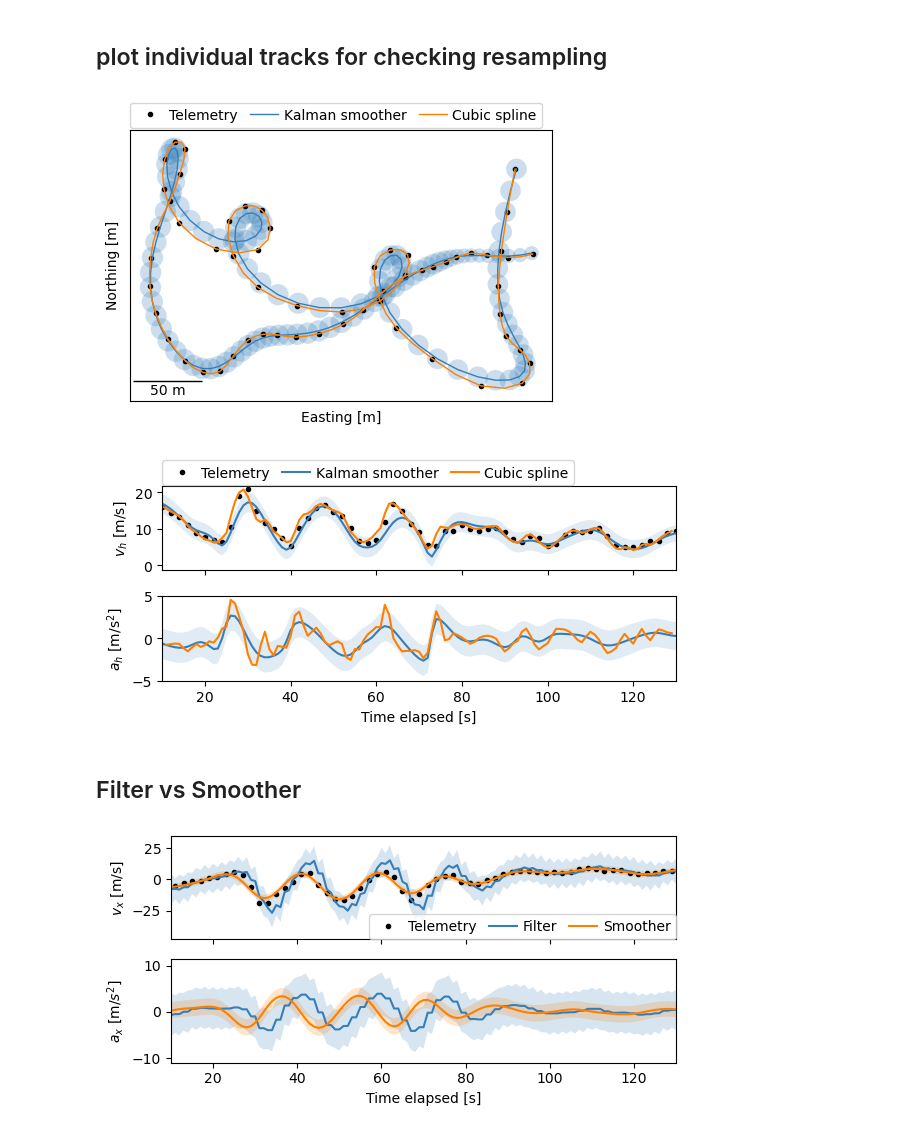
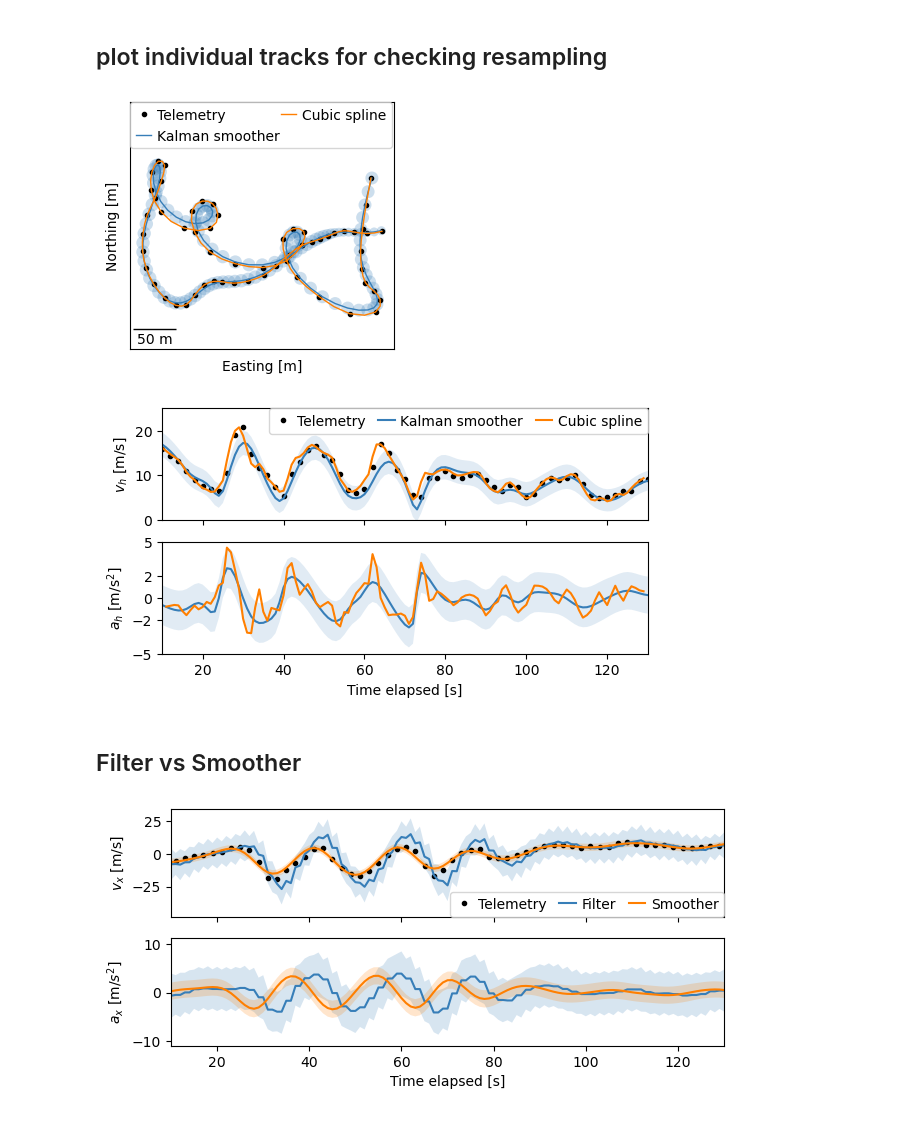
Before and after one commit to rimplesandhu/raptor-lookahead-movement-model, a Jupyter notebook: examples/csg/paper_resampling.ipynb, the cells around one changed output. Saved outputs shown, nothing was run; the diff lists cells and outputs as text; code cells hidden in the pictures.

```diff
--- a/examples/csg/paper_resampling.ipynb
+++ b/examples/csg/paper_resampling.ipynb
@@ -278,37 +452,44 @@ vtrackdf = vtrackdf[vtrackdf['TrackTimeElapsed'].between(tstart, tstart+tduratio
 
 ctrackdf = cdf[cdf['TrackID']==track_id]
 ctrackdf['TrackTimeElapsed'] -= ctrackdf['TrackTimeElapsed'].iloc[0]
 ctrackdf = ctrackdf[ctrackdf['TrackTimeElapsed'].between(tstart, tstart+tduration)]
 
 ax.plot(vtrackdf['PositionX'],vtrackdf['PositionY'], 'ok', markersize=3., label='Telemetry')
 ax.plot(ctrackdf['PositionX'],ctrackdf['PositionY'], '-r', color=clrs[0],linewidth=1., label='Kalman smoother')
 
 covs = [np.diag([ix,ix]) for ix in ctrackdf['PositionX_var'].values]
 for xloc, yloc, icov in zip(ctrackdf['PositionX'], ctrackdf['PositionY'], covs):
     width, height, angle = get_covariance_ellipse(icov, 3.)
     ellip = Ellipse(xy=[xloc, yloc], width=width, height=height, angle=angle, fc=clrs[0], alpha=0.25, ec=None)
     ax.add_artist(ellip)
 
 etime = vtrackdf['TrackTimeElapsed'].values
 fx = interpolate.interp1d(etime, vtrackdf['PositionX'].values, kind='cubic')
 fy = interpolate.interp1d(etime, vtrackdf['PositionY'].values, kind='cubic')
 itime = np.arange(vtrackdf['TrackTimeElapsed'].iloc[0],vtrackdf['TrackTimeElapsed'].iloc[-1]+1)
 xlocs = fx(itime)
 ylocs = fy(itime)
 ax.plot(xlocs, ylocs, '-r', color=clrs[1], linewidth=1., label='Cubic spline')
 #ax.axis('off')
 ax.set_yticks([])
 ax.set_xticks([])
 ax.set_ylabel('Northing [m]')
 ax.set_xlabel('Easting [m]')
 ax.set_aspect('equal')
+ylim = ax.get_ylim()
+ax.set_ylim([ylim[0]-30, ylim[1]+60])
 my_arrow = AnchoredSizeBar(ax.transData, 50., '50 m', 3, pad=0.1, size_vertical=0.1, frameon=False)
 ax.add_artist(my_arrow)
-ax.legend(borderaxespad=0., ncol=3, loc=2, columnspacing=0.9, handletextpad=0.4, bbox_to_anchor=(0.,1.1))
-fig.tight_layout()
-fig.savefig(os.path.join(FIG_DIR,f'fig_resampled_space_{track_id}.png'), dpi=200, bbox_inches='tight')
+ax.legend(borderaxespad=0., ncol=2, loc=2, columnspacing=0.1, handlelength=1.1,
+          handletextpad=0.4, fancybox=True,)
+fig.set_size_inches(3.2, 2.8)
+fig.subplots_adjust(left=0.01, bottom=0.1, right=0.999, top=0.98)
+fig.savefig(os.path.join(FIG_DIR, f'rs_path_{track_id}'), dpi=200)
+# save_paper_figure(fig, name=f'rs_path_{track_id}')
+# fig.tight_layout()
+# fig.savefig(os.path.join(FIG_DIR,f'fig_resampled_space_{track_id}.png'), dpi=200, bbox_inches='tight')
 # %% [output]
-[figure, old version]
+[figure, new version]
 # %%
 fig, ax = plt.subplots(2,1,figsize=(6,3), sharex=True)
 ax[0].plot(vtrackdf['TrackTimeElapsed'],vtrackdf['VelocityHor_TU'],'.k', label='Telemetry')
@@ -366,12 +547,19 @@ ax[1].plot(itime[1:-1], np.diff(hvel), '-r', color=clrs[1])
 ax[0].set_xlim([itime[0], itime[-1]])
 ax[1].set_xlim([itime[0], itime[-1]])
 ax[1].set_xlabel('Time elapsed [s]')
+ax[0].set_ylim([0,25])
 ax[1].set_ylim([-5,5])
-ax[0].legend(borderaxespad=0., ncol=3, loc=2, columnspacing=0.9, handletextpad=0.4, bbox_to_anchor=(0.,1.3))
-fig.tight_layout()
-fig.savefig(os.path.join(FIG_DIR,f'fig_timehistory_{track_id}.png'), dpi=200, bbox_inches='tight')
+ax[1].set_yticks([-5,-2,0,2,5])
+ax[0].legend(borderaxespad=0., ncol=3, loc=1, columnspacing=0.9, handlelength=1.2,
+          handletextpad=0.4)
+fig.set_size_inches(6/1.1, 3.25/1.1)
+fig.subplots_adjust(left=0.1, bottom=0.15, right=0.99, top=0.98)
+fig.savefig(os.path.join(FIG_DIR, f'rs_tseries_{track_id}'), dpi=200)
+#save_paper_figure(fig, name=f'rs_tseries_{track_id}', w=7)
+# fig.tight_layout()
+# fig.savefig(os.path.join(FIG_DIR,f'fig_timehistory_{track_id}.png'), dpi=200, bbox_inches='tight')
 # %% [output]
-[figure, old version]
+[figure, new version]
 # %% [markdown]
 ## Filter vs Smoother
 # %%
@@ -421,7 +609,8 @@ ax[1].set_xlabel('Time elapsed [s]')
 ax[0].set_ylabel(r'$v_x$ [m/s]')
 ax[1].set_ylabel(r'$a_x$ [m/$s^2$]')
 fig.tight_layout()
-ax[0].legend(borderaxespad=0., ncol=3, loc=4, columnspacing=0.9, handletextpad=0.4)
-fig.savefig(os.path.join(FIG_DIR,f'fig_fVSs_{track_id}.png'), dpi=200, bbox_inches='tight')
+ax[0].legend(borderaxespad=0., ncol=3, loc=4, columnspacing=0.9, handletextpad=0.4, handlelength=1.2)
+save_paper_figure(fig, name=f'rs_smoother_{track_id}', w=7)
+#fig.savefig(os.path.join(FIG_DIR,f'fig_fVSs_{track_id}.png'), dpi=200, bbox_inches='tight')
 # %% [output]
-[figure, old version]
+[figure, new version]
```
Also changed, not shown: parts of 21 cells of this notebook, 19 other files.
